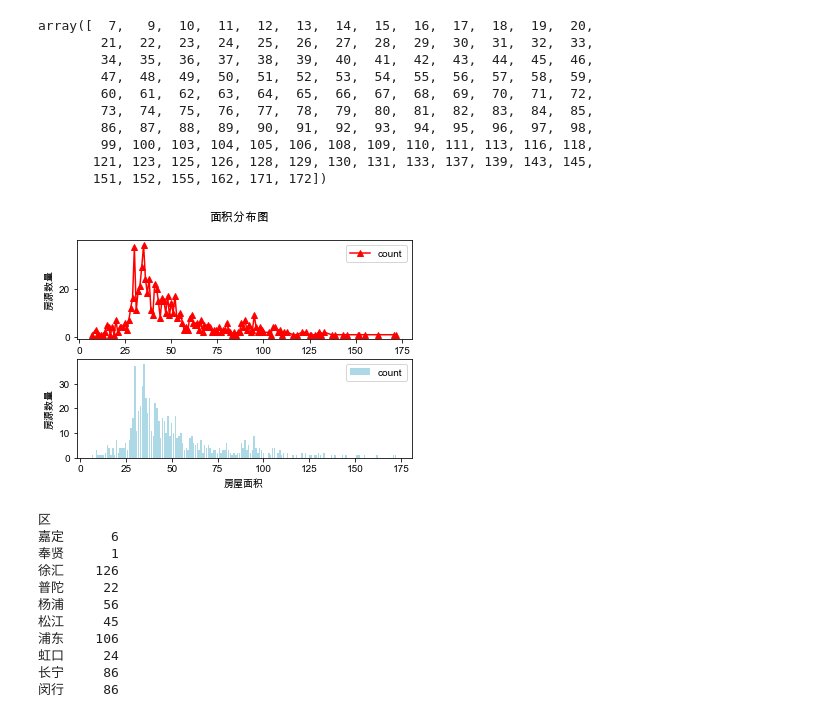
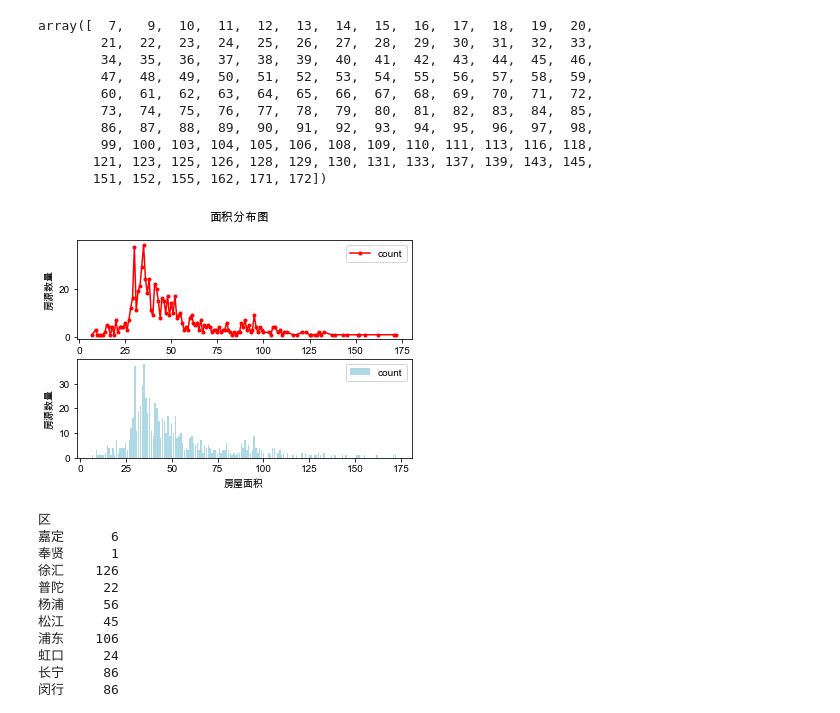
Before and after one commit to jasongti/visualization, a Jupyter notebook: matplotlib_learn.ipynb, the cells around one changed output. Drawn from its saved outputs; the diff is of its cells as text; code cells hidden in the pictures.

```diff
--- a/matplotlib_learn.ipynb
+++ b/matplotlib_learn.ipynb
@@ -66,24 +66,24 @@ array([  7,   9,  10,  11,  12,  13,  14,  15,  16,  17,  18,  19,  20,
 # %%
 fig = plt.figure(edgecolor='black',frameon=True)
 fig.suptitle('面积分布图')
 plt.rcParams['font.sans-serif'] = ['Arial Unicode MS']
 
 ax1=fig.add_subplot(2,1,1)
-ax1.plot(x_area,y_count,'r^-',label='count')
+ax1.plot(x_area,y_count,'r.-',label='count')
 ax1.set_xlabel('房屋面积')
 ax1.set_ylabel('房源数量')
 ax1.legend(loc="upper right")
 
 ax2=fig.add_subplot(2,1,2)
 ax2.bar(x_area,y_count,color='lightblue',label='count')
 ax2.set_xlabel('房屋面积')
 ax2.set_ylabel('房源数量')
 ax2.legend(loc="upper right")
 
 # fig.show()
 plt.show()
 # %% [output]
-[figure, old version]
+[figure, new version]
 # %%
 district_data = lianjia_data.groupby("区")["面积大小（㎡）"].agg('count')
 district_data
```
Also changed, not shown: parts of 1 cell of this notebook, 4 other files.
